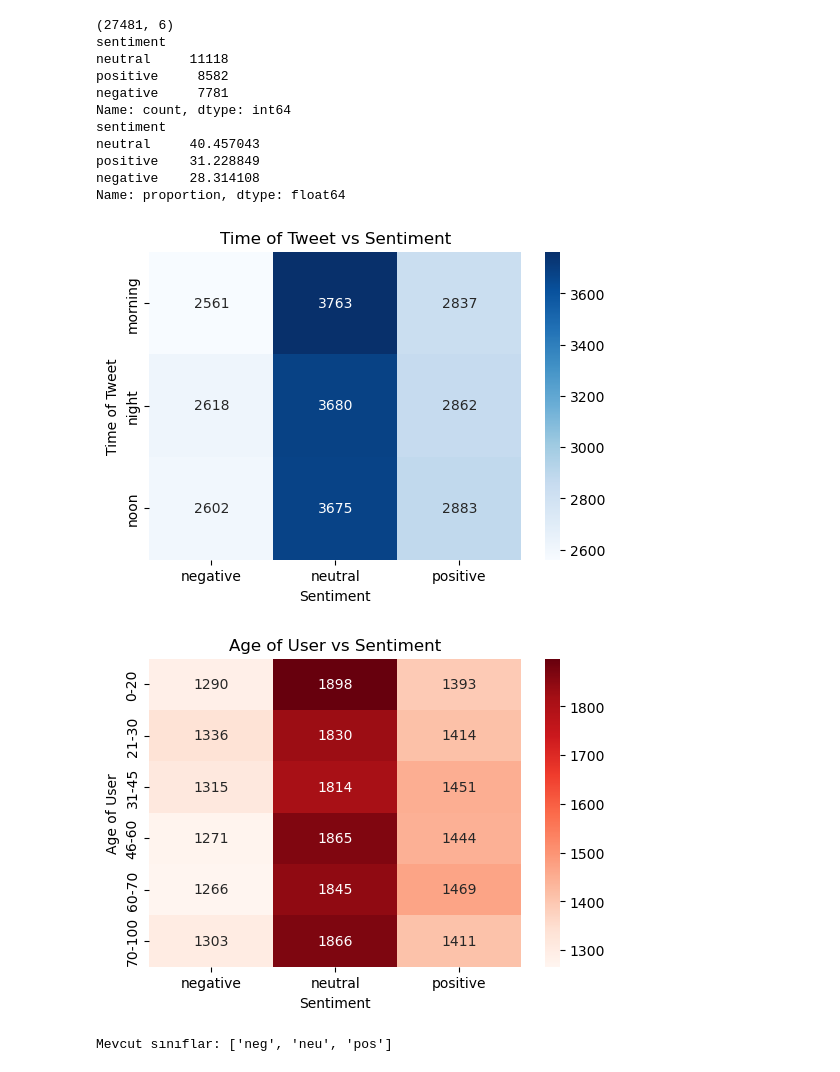
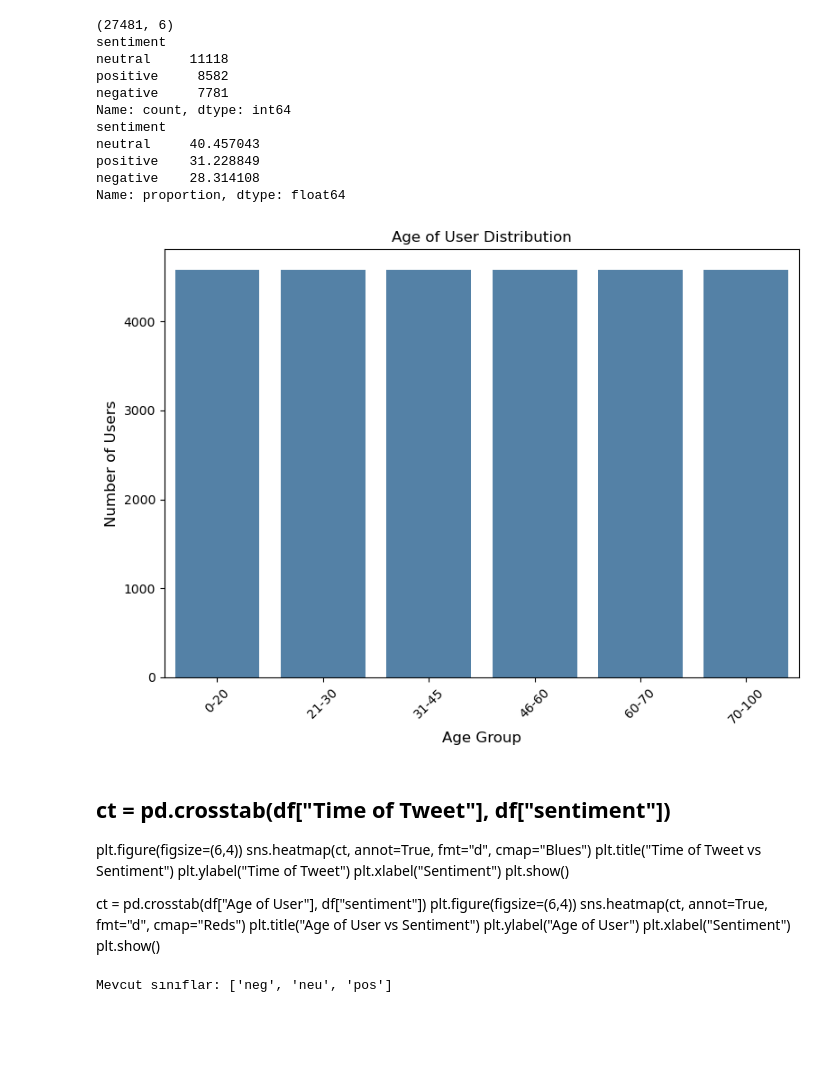
Before and after one commit to yigido-droid/Sentiment_Analysis, a Jupyter notebook: Sentiment.ipynb, the cells around one changed output. Cells and saved outputs as stored; diff of their text form; code cells hidden in the pictures; blank space fills up the shorter version.

```diff
--- a/Sentiment.ipynb
+++ b/Sentiment.ipynb
@@ -67,25 +70,40 @@ neutral     40.457043
 positive    31.228849
 negative    28.314108
 Name: proportion, dtype: float64
-# %%
-ct = pd.crosstab(df["Time of Tweet"], df["sentiment"])
-plt.figure(figsize=(6,4))
-sns.heatmap(ct, annot=True, fmt="d", cmap="Blues")
-plt.title("Time of Tweet vs Sentiment")
-plt.ylabel("Time of Tweet")
-plt.xlabel("Sentiment")
-plt.show()
-
-ct = pd.crosstab(df["Age of User"], df["sentiment"])
-plt.figure(figsize=(6,4))
-sns.heatmap(ct, annot=True, fmt="d", cmap="Reds")
-plt.title("Age of User vs Sentiment")
-plt.ylabel("Age of User")
-plt.xlabel("Sentiment")
-plt.show()
-# %% [output]
-[figure, removed]
-[figure, removed]
+# %%
+df = pd.read_csv("Datasets/train_dataset.csv", encoding="latin1")
+
+df["Age of User"] = df["Age of User"].astype(str).str.strip()
+
+age_counts = df["Age of User"].value_counts().sort_index()
+
+plt.figure(figsize=(8,6))
+sns.barplot(x=age_counts.index, y=age_counts.values, color="steelblue")
+
+plt.title("Age of User Distribution", fontsize=12)
+plt.xlabel("Age Group", fontsize=12)
+plt.ylabel("Number of Users", fontsize=12)
+plt.xticks(rotation=45)
+plt.tight_layout()
+plt.show()
+# %% [output]
+[figure, added]
+# %% [markdown]
+## ct = pd.crosstab(df["Time of Tweet"], df["sentiment"])
+plt.figure(figsize=(6,4))
+sns.heatmap(ct, annot=True, fmt="d", cmap="Blues")
+plt.title("Time of Tweet vs Sentiment")
+plt.ylabel("Time of Tweet")
+plt.xlabel("Sentiment")
+plt.show()
+
+ct = pd.crosstab(df["Age of User"], df["sentiment"])
+plt.figure(figsize=(6,4))
+sns.heatmap(ct, annot=True, fmt="d", cmap="Reds")
+plt.title("Age of User vs Sentiment")
+plt.ylabel("Age of User")
+plt.xlabel("Sentiment")
+plt.show()
 # %%
 # Features like Time of Tweet, Age of user, Country are used.!!
 
```
Also changed, not shown: parts of 3 cells of this notebook, 11 other files.
